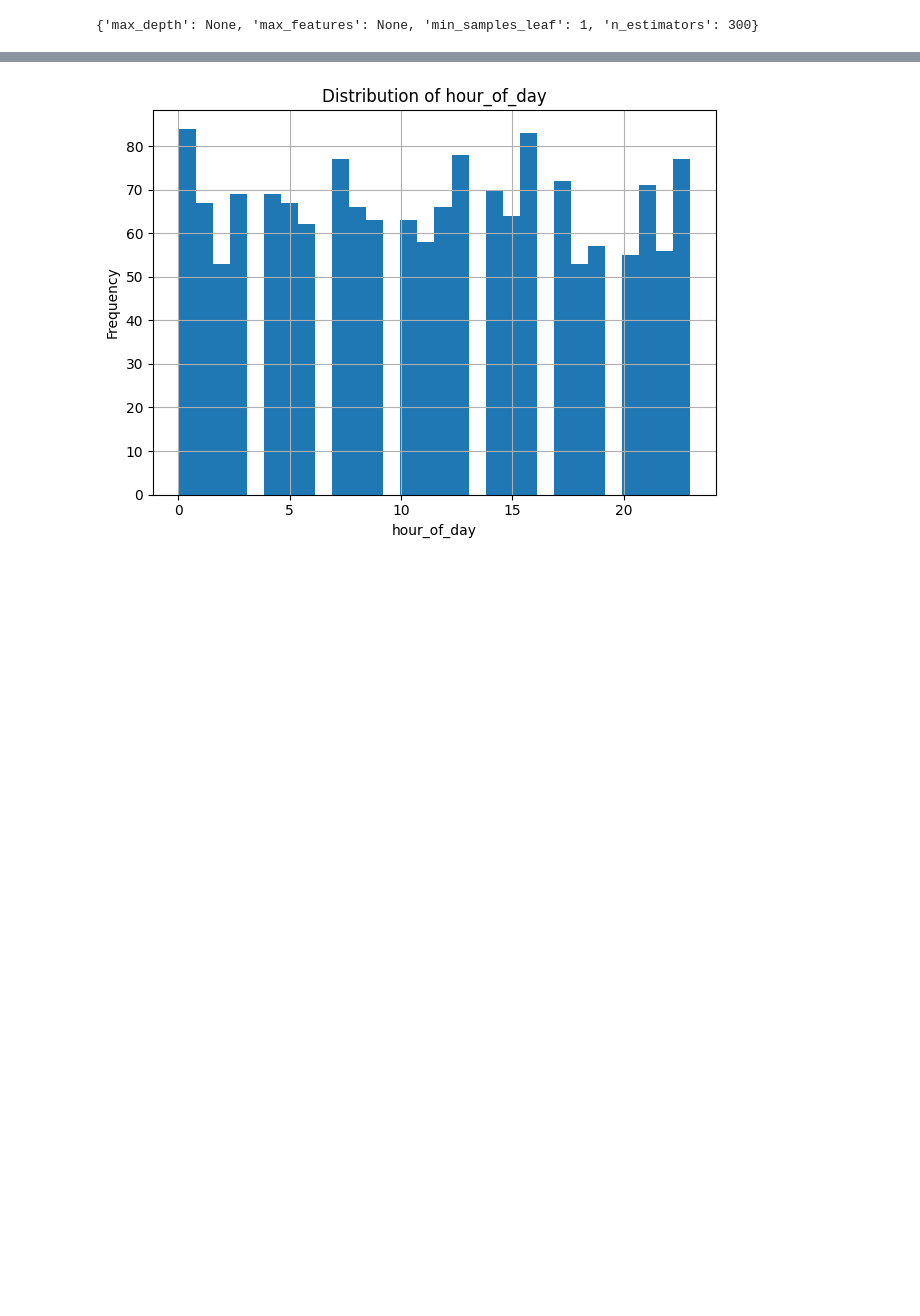
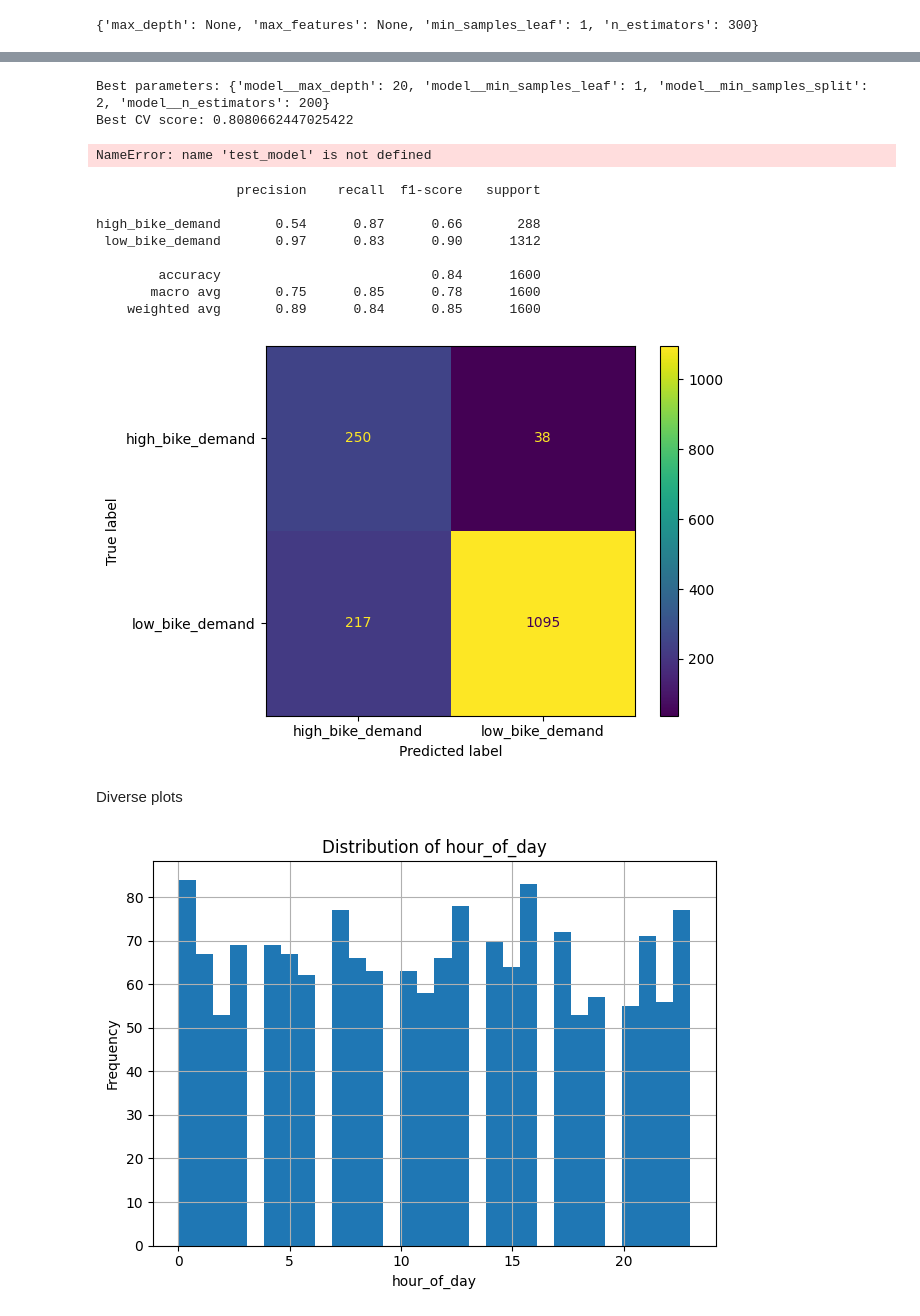
Before and after one commit to sebberendel/machine_learning_project, a Jupyter notebook: notebooks/sebbe.ipynb, the cells around one changed output, grey strips where cells are left out. Saved outputs shown, nothing was run; the diff lists cells and outputs as text; code cells hidden in the pictures; blank space fills up the shorter version.

Commit message:
Final model

```diff
--- a/notebooks/sebbe.ipynb
+++ b/notebooks/sebbe.ipynb
@@ -247,0 +226,24 @@ Confusion matrix på testset:
+# %%
+# - Grid Search -----------------------------------------
+param_grid = {
+    "model__n_estimators": [200, 400, 600],
+    "model__max_depth": [None, 10, 20, 30],
+    "model__min_samples_split": [2, 5, 10],
+    "model__min_samples_leaf": [1, 2, 4]
+}
+
+grid = GridSearchCV(
+    pipeline,
+    param_grid,
+    cv=5,
+    scoring="f1_macro",      # f1_macro är bra för obalanserade klasser
+    n_jobs=-1
+)
+
+grid.fit(X, y)
+
+print("Best parameters:", grid.best_params_)
+print("Best CV score:", grid.best_score_)
+# %% [output]
+Best parameters: {'model__max_depth': 20, 'model__min_samples_leaf': 1, 'model__min_samples_split': 2, 'model__n_estimators': 200}
+Best CV score: 0.8080662447025422
@@ -248,3 +312,54 @@ Confusion matrix på testset:
+# %%
+# - Cross-validation --------------------------------
+y_pred = cross_val_predict(test_model, X, y, cv=5)
+y_pred_1 = cross_val_predict(test_model_1, X, y, cv=5)
+y_pred_2 = cross_val_predict(test_model_2, X, y, cv=5)
+y_pred_3 = cross_val_predict(test_model_3, X, y, cv=5)
+y_pred_4 = cross_val_predict(test_model_4, X, y, cv=5)
+y_pred_5 = cross_val_predict(test_model_5, X, y, cv=5)
+# Classification report
+print(classification_report(y, y_pred))
+print(classification_report(y, y_pred_1))
+print(classification_report(y, y_pred_2))
+print(classification_report(y, y_pred_3))
+print(classification_report(y, y_pred_4))
+print(classification_report(y, y_pred_5))
+# %% [output]
+NameError: name 'test_model' is not defined
+# %%
+# - Final model -----------------------------------------
+final_model = RandomForestClassifier(
+    n_estimators=300,
+    max_depth=20,
+    max_features='sqrt',
+    class_weight={'high_bike_demand': 20, 'low_bike_demand': 1},
+    random_state=1,
+    n_jobs=-1,
+    min_samples_leaf=5,
+    min_samples_split=2
+)
+# %%
+# - Cross-validation --------------------------------
+y_pred = cross_val_predict(final_model, X, y, cv=5)
+
+# Classification report
+print(classification_report(y, y_pred))
+
+# Confusion matrix
+ConfusionMatrixDisplay.from_predictions(y, y_pred)
+plt.show()
+# %% [output]
+                  precision    recall  f1-score   support
+
+high_bike_demand       0.54      0.87      0.66       288
+ low_bike_demand       0.97      0.83      0.90      1312
+
+        accuracy                           0.84      1600
+       macro avg       0.75      0.85      0.78      1600
+    weighted avg       0.89      0.84      0.85      1600
+[figure, added]
+# %% [markdown]
+Diverse plots
 # %%
 # - Plot distributions ---------------------------
 import pandas as pd
```
Also changed, not shown: parts of 8 cells of this notebook.
